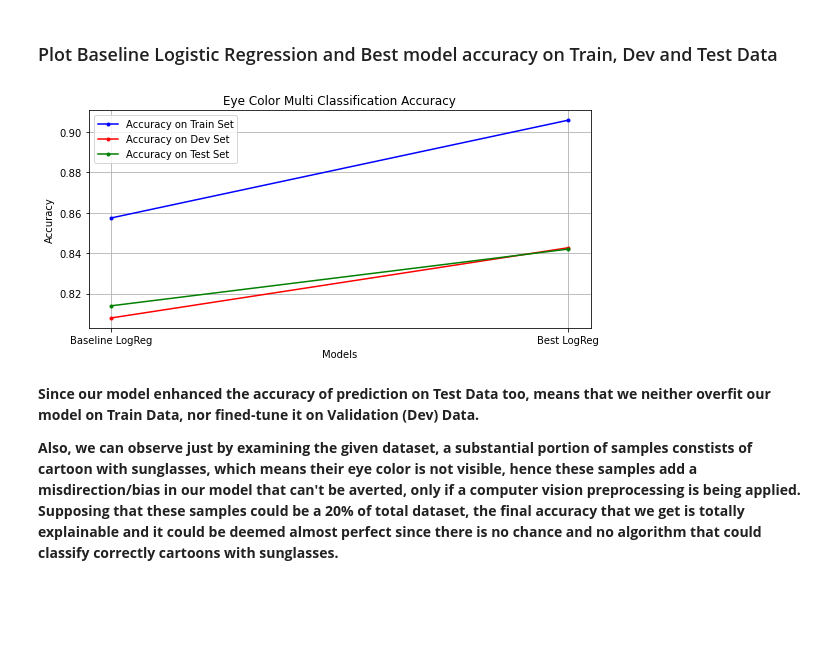
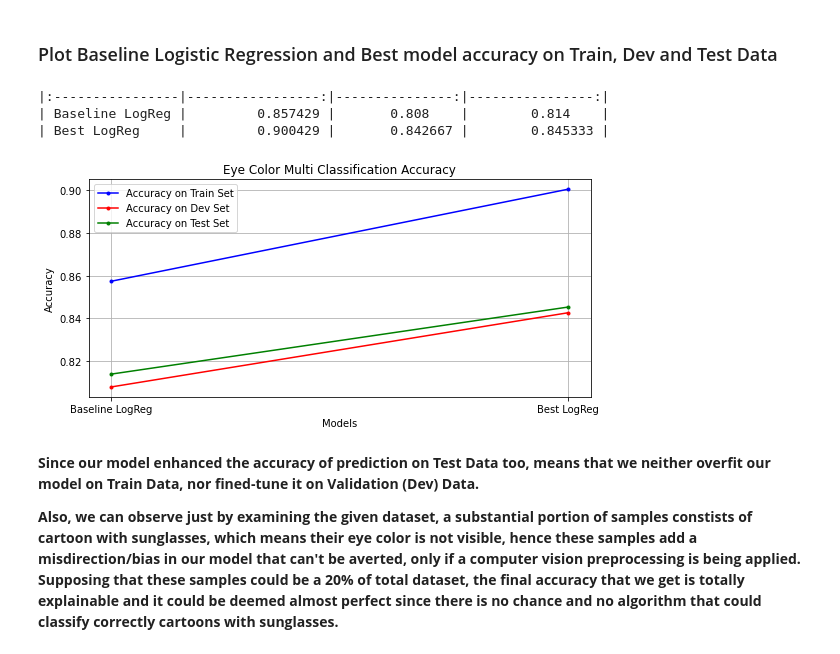
Before and after one commit to xeniakal/AMLS_20-21_SN20159465, a Jupyter notebook: B2/EyeColorRecognition.ipynb, the cells around one changed output. Saved outputs shown, nothing was run; the diff lists cells and outputs as text; code cells hidden in the pictures; blank space fills up the shorter version.

```diff
--- a/B2/EyeColorRecognition.ipynb
+++ b/B2/EyeColorRecognition.ipynb
@@ -729,6 +691,12 @@ Almost 90% of the information given from features is explained by 50 PCA compone
 # %% [markdown]
 ### Logistic Regression (Penalty='l1', C=1.0, solver='liblinear')
 # %%
+n = 300
+pca = PCA(n_components=n)
+X_train_PCA = pca.fit_transform(X_train)
+X_dev_PCA = pca.transform(X_dev)
+X_test_PCA = pca.transform(X_test)
+
 clf_lr_PCA = LogisticRegression(solver = 'liblinear', penalty ='l1', C = 1.0)
 start_time = time.time()
 clf_lr_PCA.fit(X_train_PCA, y_train)
@@ -923,0 +798,15 @@ Accuracy Score:  84.133%
+# %%
+n = 300
+pca = PCA(n_components=n)
+X_train_PCA = pca.fit_transform(X_train)
+X_dev_PCA = pca.transform(X_dev)
+X_test_PCA = pca.transform(X_test)
+# %%
+# Load from file
+pkl_filename = "model_B2.pkl"
+print('Load model...')
+with open(pkl_filename, 'rb') as file:
+    model_B2 = pickle.load(file)
+
+preds = model_B2.predict(X_dev_PCA)
+accuracy_test = Print_Classification_Results(y_dev,preds)
@@ -1004,25 +909,40 @@ acc_lr_dev= accuracy_score(y_dev,preds)
 preds = model_B2.predict(X_test_PCA)
 acc_lr_test= accuracy_score(y_test,preds)
 # %%
+models=["Baseline LogReg","Best LogReg"]
+scores_train = [acc_lr_base_train, acc_lr_train]
+scores_dev = [acc_lr_base_dev, acc_lr_dev]
+scores_test = [acc_lr_base_test, acc_lr_test]
+data={'Baseline LogReg':[acc_lr_base_train,acc_lr_base_dev,acc_lr_base_test],
+      'Best LogReg':[acc_lr_train,acc_lr_dev,acc_lr_test]}
+df=pd.DataFrame.from_dict(data,orient='index',columns=['Train Accuracy','Dev Accuracy','Test Accuracy'])
+df.sort_values(by=df.columns[0],ascending=False, inplace=False)
+print(df.to_markdown())
+
+
+
 plt.figure(figsize=(9,4))
 plt.title('Eye Color Multi Classification Accuracy')
 
 models=["Baseline LogReg","Best LogReg"]
-scores_train = [acc_lr_base_train, acc_B2_train]
-scores_dev = [acc_lr_base_dev, acc_B2_dev]
+scores_train = [acc_lr_base_train, acc_lr_train]
+scores_dev = [acc_lr_base_dev, acc_lr_dev]
 scores_test = [acc_lr_base_test, acc_lr_test]
 
 plt.plot(models,scores_train,'r.-', c ='b',label='Accuracy on Train Set')
 plt.plot(models,scores_dev, 'r.-', c='r',label='Accuracy on Dev Set')
 plt.plot(models,scores_test, 'r.-', c='g',label='Accuracy on Test Set')
 
 plt.ylabel('Accuracy')
 plt.xlabel('Models')
 plt.grid()
 plt.legend()
 plt.show()
 # %% [output]
+|:----------------|-----------------:|---------------:|----------------:|
+| Baseline LogReg |         0.857429 |       0.808    |        0.814    |
+| Best LogReg     |         0.900429 |       0.842667 |        0.845333 |
-[figure, old version]
+[figure, new version]
 # %% [markdown]
 **Since our model enhanced the accuracy of prediction on Test Data too, means that we neither overfit our model on Train Data, nor fined-tune it on Validation (Dev) Data.**
 
```
Also changed, not shown: parts of 29 cells of this notebook, 7 other files.
